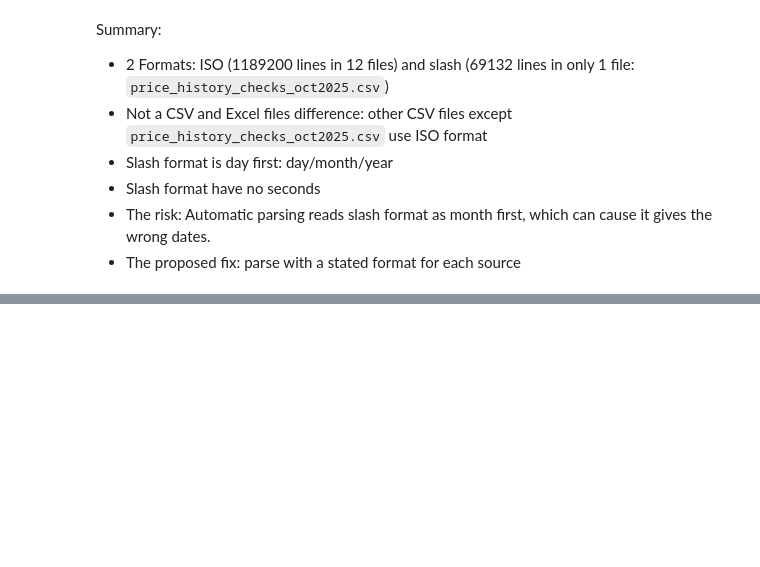
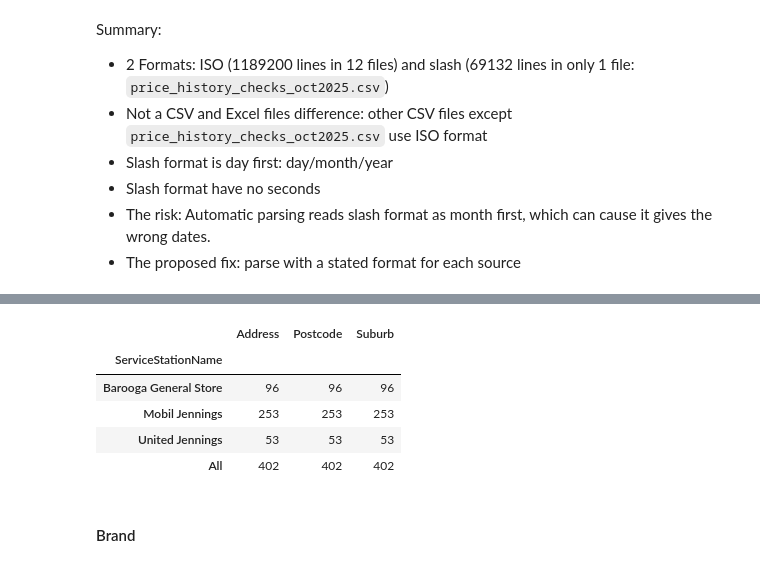
Before and after one commit to DanhHoangLongDuong/NSW-fuel-price-analysis, a Jupyter notebook: notebooks/01_load_and_profile.ipynb, the cells around one changed output, grey strips where cells are left out. Drawn from its saved outputs; the diff is of its cells as text; code cells hidden in the pictures; blank space fills up the shorter version.

```diff
--- a/notebooks/01_load_and_profile.ipynb
+++ b/notebooks/01_load_and_profile.ipynb
@@ -293,0 +333,17 @@ Length: 2519, dtype: str
+# %%
+(full_table
+ .loc[nsw_address_non_nsw_postcode, ["ServiceStationName", "Address", "Suburb", "Postcode"]]
+ .pivot_table(index="ServiceStationName",
+              values=["Address", "Suburb", "Postcode"],
+              aggfunc="count",
+              margins=True)
+)
+# %% [output]
+|  | Address | Postcode | Suburb |
+| ServiceStationName |  |  |  |
+| Barooga General Store | 96 | 96 | 96 |
+| Mobil Jennings | 253 | 253 | 253 |
+| United Jennings | 53 | 53 | 53 |
+| All | 402 | 402 | 402 |
+# %% [markdown]
+#### Brand
```
Also changed, not shown: parts of 15 cells of this notebook.
